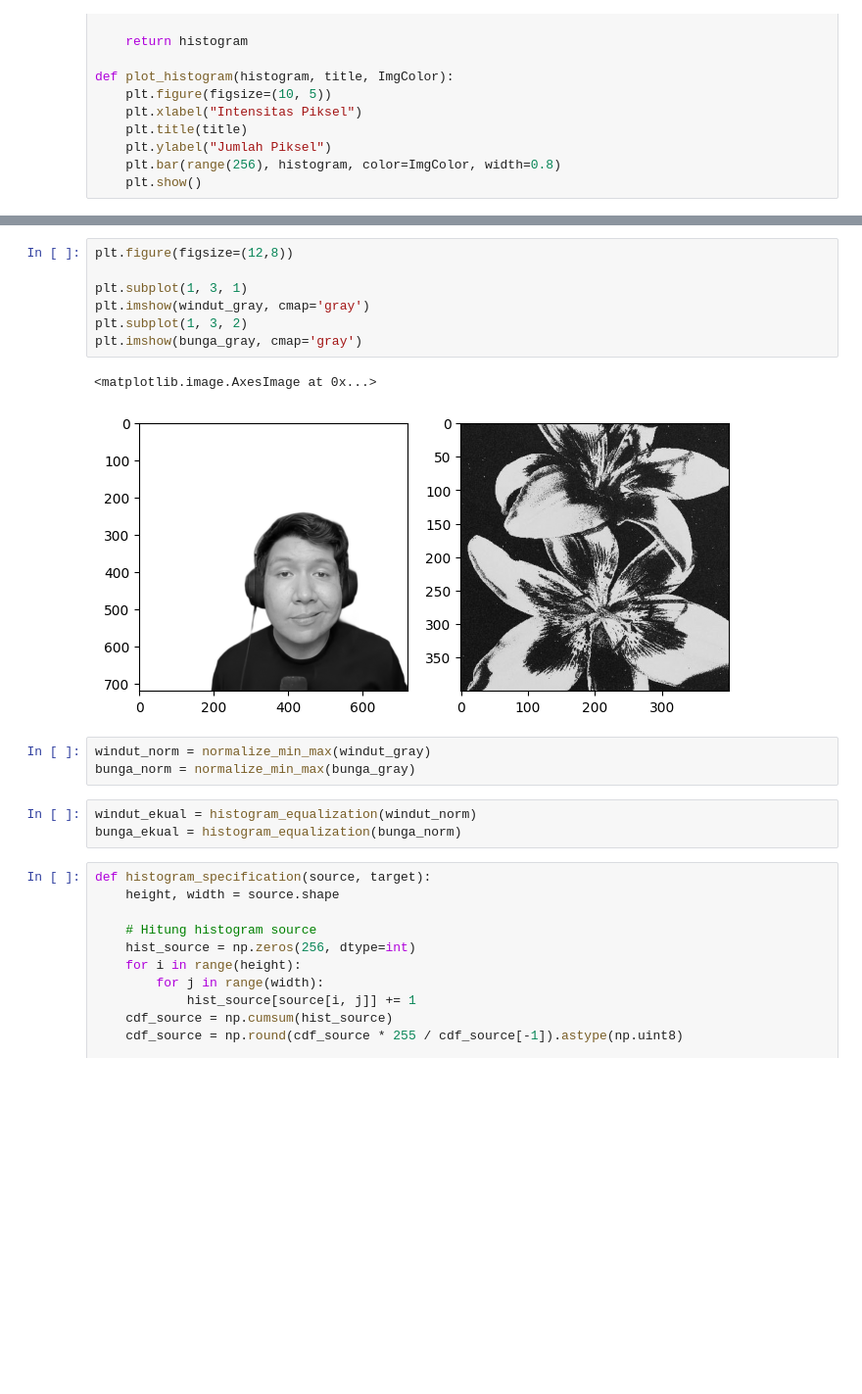
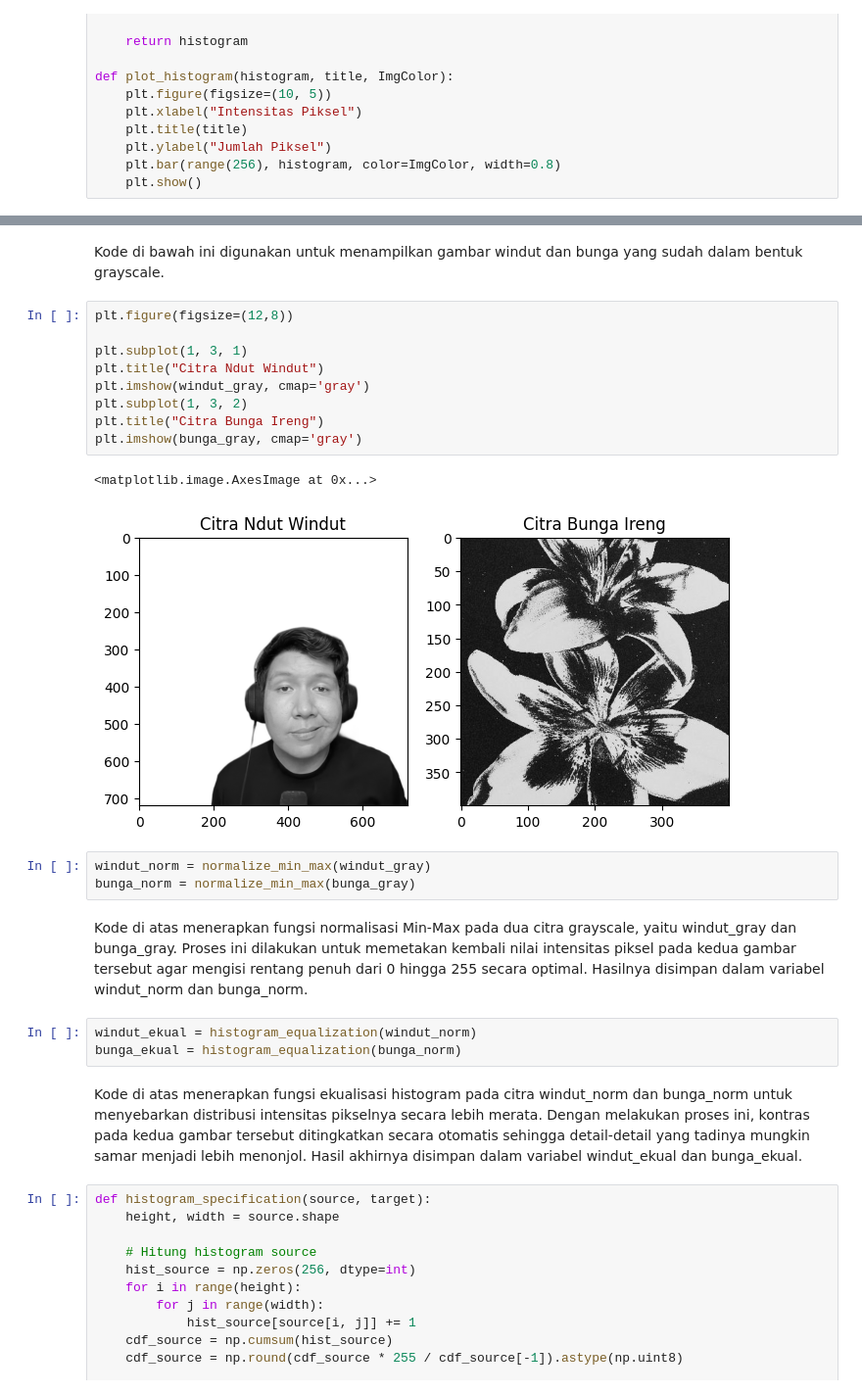
Before and after one commit to praktikum-pcd-2026/ynk-m2-naiaero, a Jupyter notebook: jurnalm2.ipynb, the cells around one changed output, grey strips where cells are left out. Shown at 98% size. Saved outputs shown, nothing was run; the diff lists cells and outputs as text; blank space fills up the shorter version.

```diff
--- a/jurnalm2.ipynb
+++ b/jurnalm2.ipynb
@@ -182,19 +232,27 @@ meledak_ekual_plot = plot_histogram(meledak_ekual_hist, "Histogram Hasil Ekualis
+# %% [markdown]
+Kode di bawah ini digunakan untuk menampilkan gambar windut dan bunga yang sudah dalam bentuk grayscale.
 # %%
 plt.figure(figsize=(12,8))
 
 plt.subplot(1, 3, 1)
+plt.title("Citra Ndut Windut")
 plt.imshow(windut_gray, cmap='gray')
 plt.subplot(1, 3, 2)
+plt.title("Citra Bunga Ireng")
 plt.imshow(bunga_gray, cmap='gray')
 # %% [output]
 <matplotlib.image.AxesImage at 0x...>
-[figure, old version]
+[figure, new version]
 # %%
 windut_norm = normalize_min_max(windut_gray)
 bunga_norm = normalize_min_max(bunga_gray)
+# %% [markdown]
+Kode di atas menerapkan fungsi normalisasi Min-Max pada dua citra grayscale, yaitu windut_gray dan bunga_gray. Proses ini dilakukan untuk memetakan kembali nilai intensitas piksel pada kedua gambar tersebut agar mengisi rentang penuh dari 0 hingga 255 secara optimal. Hasilnya disimpan dalam variabel windut_norm dan bunga_norm.
 # %%
 windut_ekual = histogram_equalization(windut_norm)
 bunga_ekual = histogram_equalization(bunga_norm)
+# %% [markdown]
+Kode di atas menerapkan fungsi ekualisasi histogram pada citra windut_norm dan bunga_norm untuk menyebarkan distribusi intensitas pikselnya secara lebih merata. Dengan melakukan proses ini, kontras pada kedua gambar tersebut ditingkatkan secara otomatis sehingga detail-detail yang tadinya mungkin samar menjadi lebih menonjol. Hasil akhirnya disimpan dalam variabel windut_ekual dan bunga_ekual.
 # %%
 def histogram_specification(source, target):
     height, width = source.shape
```
Also changed, not shown: parts of 50 cells of this notebook.
